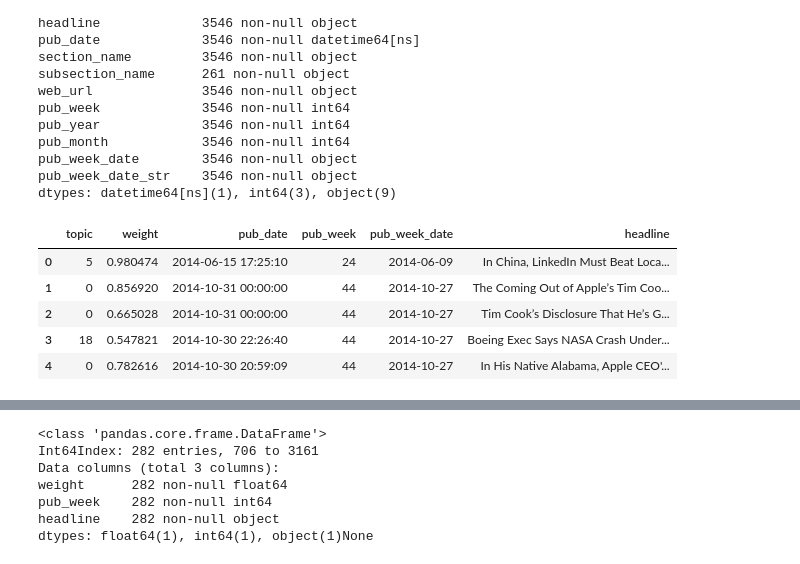
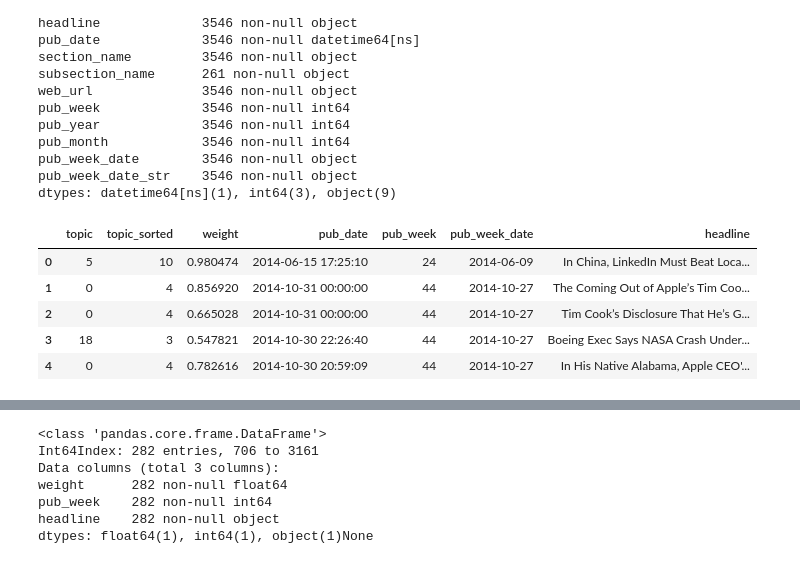
Before and after one commit to iyounus/TechNewsTrends, a Jupyter notebook: Analysis.ipynb, the cells around one changed output, grey strips where cells are left out. Saved outputs shown, nothing was run; the diff lists cells and outputs as text; code cells hidden in the pictures.

```diff
--- a/Analysis.ipynb
+++ b/Analysis.ipynb
@@ -57,18 +57,28 @@ dtypes: datetime64[ns](1), int64(3), object(9)
 # %%
 W = nmf.components_#[topicN]
 A = vectors.dot(W.T)
 
 df['topic'] = list(np.argmax(A, axis=1))
 df['weight'] = list(np.max(A, axis=1))
 
-df[['topic','weight','pub_date','pub_week','pub_week_date','headline']].head()
+# now sort topics w.r.t number of articles per topic
+# this is just renaming the topic
+dg = df[['topic','headline']].groupby('topic')
+x = sorted(dg.groups.keys())
+y = [len(dg.groups[i]) for i in x]
+m = list(np.argsort(y)[::-1])
+d = { j : x[i] for i, j in enumerate(m)}
+
+df['topic_sorted'] = df['topic'].map(lambda x : d[x])
+
+df[['topic','topic_sorted','weight','pub_date','pub_week','pub_week_date','headline']].head()
 # %% [output]
-|  | topic | weight | pub_date | pub_week | pub_week_date | headline |
-| 0 | 5 | 0.980474 | 2014-06-15 17:25:10 | 24 | 2014-06-09 | In China, LinkedIn Must Beat Loca... |
-| 1 | 0 | 0.856920 | 2014-10-31 00:00:00 | 44 | 2014-10-27 | The Coming Out of Apple’s Tim Coo... |
-| 2 | 0 | 0.665028 | 2014-10-31 00:00:00 | 44 | 2014-10-27 | Tim Cook’s Disclosure That He’s G... |
-| 3 | 18 | 0.547821 | 2014-10-30 22:26:40 | 44 | 2014-10-27 | Boeing Exec Says NASA Crash Under... |
-| 4 | 0 | 0.782616 | 2014-10-30 20:59:09 | 44 | 2014-10-27 | In His Native Alabama, Apple CEO'... |
+|  | topic | topic_sorted | weight | pub_date | pub_week | pub_week_date | headline |
+| 0 | 5 | 10 | 0.980474 | 2014-06-15 17:25:10 | 24 | 2014-06-09 | In China, LinkedIn Must Beat Loca... |
+| 1 | 0 | 4 | 0.856920 | 2014-10-31 00:00:00 | 44 | 2014-10-27 | The Coming Out of Apple’s Tim Coo... |
+| 2 | 0 | 4 | 0.665028 | 2014-10-31 00:00:00 | 44 | 2014-10-27 | Tim Cook’s Disclosure That He’s G... |
+| 3 | 18 | 3 | 0.547821 | 2014-10-30 22:26:40 | 44 | 2014-10-27 | Boeing Exec Says NASA Crash Under... |
+| 4 | 0 | 4 | 0.782616 | 2014-10-30 20:59:09 | 44 | 2014-10-27 | In His Native Alabama, Apple CEO'... |
 # %%
 n_top_words = 100
 feature_names = vectorizer.get_feature_names()
```
Also changed, not shown: parts of 6 cells of this notebook, 36 other files.
